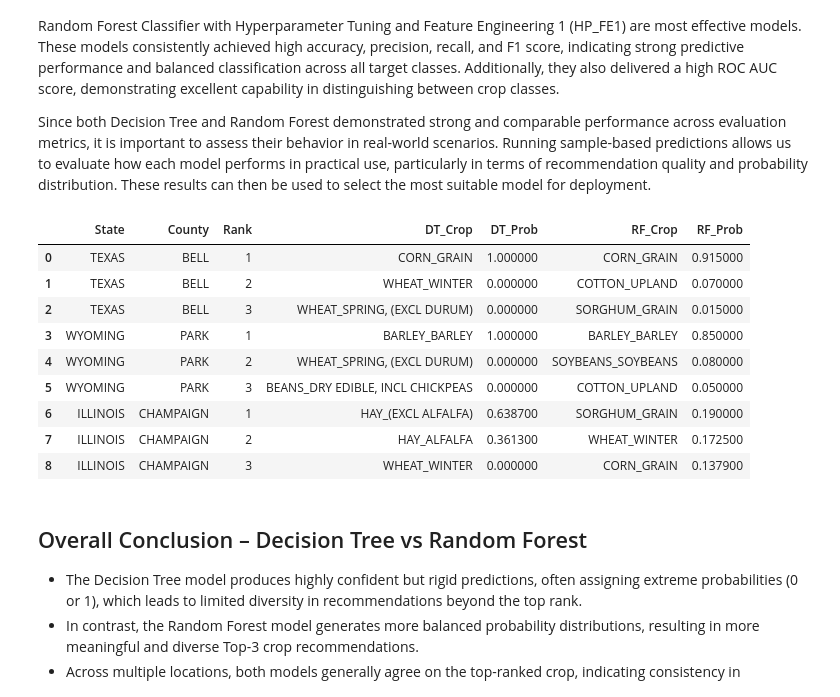
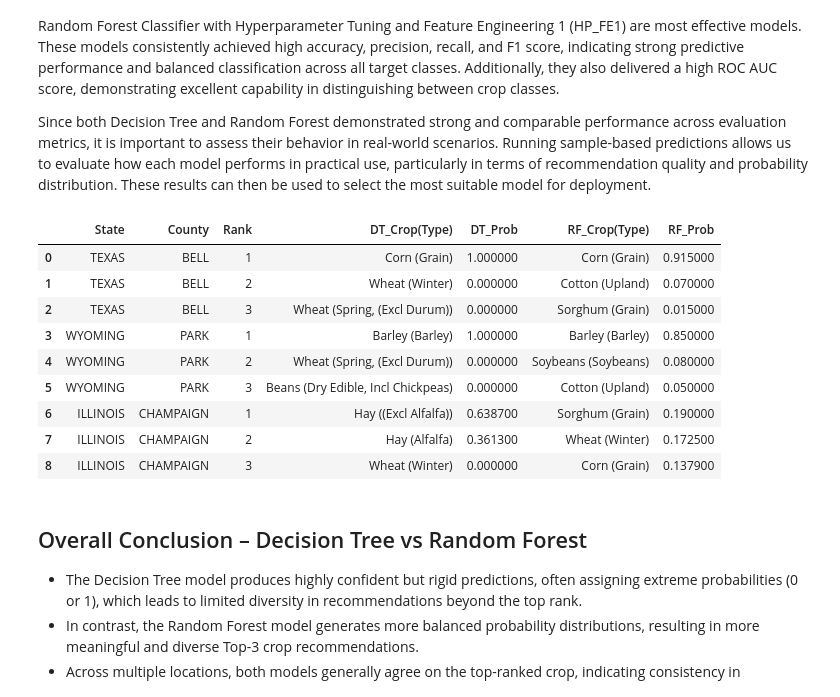
Before and after one commit to sushikshit79/Crop-Recommendation-Machine-Learning-Model, a Jupyter notebook: crop_recommendation.ipynb, the cells around one changed output. Cells and saved outputs as stored; diff of their text form; code cells hidden in the pictures.

```diff
--- a/crop_recommendation.ipynb
+++ b/crop_recommendation.ipynb
@@ -1744,7 +1744,10 @@ def predict_top3_from_location(model, state, county):
 
         results.append({
             "Rank": rank,
-            "Crop": label,
+            "Crop(Type)": (
+                f"{label.split('_')[0].title()} ({label.split('_')[1].title()})"
+                if "_" in label else label.title()
+            ),
             "Probability": round(probs[i], 4)
         })
 
@@ -1822,45 +1825,45 @@ samples = [
     ("WYOMING", "PARK"),
     ("ILLINOIS", "CHAMPAIGN")
 ]
 
 results = []
 
 for state, county in samples:
 
     dt_preds = predict_top3_from_location(best_dt_model, state, county)
     rf_preds = predict_top3_from_location(best_rf_model, state, county)
 
     for i in range(3):
         results.append({
             "State": state,
             "County": county,
             "Rank": i+1,
 
-            "DT_Crop": dt_preds.iloc[i]["Crop"],
+            "DT_Crop(Type)": dt_preds.iloc[i]["Crop(Type)"],
             "DT_Prob": dt_preds.iloc[i]["Probability"],
 
-            "RF_Crop": rf_preds.iloc[i]["Crop"],
+            "RF_Crop(Type)": rf_preds.iloc[i]["Crop(Type)"],
             "RF_Prob": rf_preds.iloc[i]["Probability"]
         })
 
 comparison_df = pd.DataFrame(results)
 comparison_df_disp = comparison_df.style.set_table_styles([
     {'selector': '', 'props': [('border', '1px solid black')]},
     {'selector': 'td', 'props': [('border', '1px solid black')]},
     {'selector': 'th', 'props': [('border', '1px solid black')]}
 ])
 comparison_df_disp
 # %% [output]
-|  | State | County | Rank | DT_Crop | DT_Prob | RF_Crop | RF_Prob |
-| 0 | TEXAS | BELL | 1 | CORN_GRAIN | 1.000000 | CORN_GRAIN | 0.915000 |
-| 1 | TEXAS | BELL | 2 | WHEAT_WINTER | 0.000000 | COTTON_UPLAND | 0.070000 |
-| 2 | TEXAS | BELL | 3 | WHEAT_SPRING, (EXCL DURUM) | 0.000000 | SORGHUM_GRAIN | 0.015000 |
-| 3 | WYOMING | PARK | 1 | BARLEY_BARLEY | 1.000000 | BARLEY_BARLEY | 0.850000 |
-| 4 | WYOMING | PARK | 2 | WHEAT_SPRING, (EXCL DURUM) | 0.000000 | SOYBEANS_SOYBEANS | 0.080000 |
-| 5 | WYOMING | PARK | 3 | BEANS_DRY EDIBLE, INCL CHICKPEAS | 0.000000 | COTTON_UPLAND | 0.050000 |
-| 6 | ILLINOIS | CHAMPAIGN | 1 | HAY_(EXCL ALFALFA) | 0.638700 | SORGHUM_GRAIN | 0.190000 |
-| 7 | ILLINOIS | CHAMPAIGN | 2 | HAY_ALFALFA | 0.361300 | WHEAT_WINTER | 0.172500 |
-| 8 | ILLINOIS | CHAMPAIGN | 3 | WHEAT_WINTER | 0.000000 | CORN_GRAIN | 0.137900 |
+|  | State | County | Rank | DT_Crop(Type) | DT_Prob | RF_Crop(Type) | RF_Prob |
+| 0 | TEXAS | BELL | 1 | Corn (Grain) | 1.000000 | Corn (Grain) | 0.915000 |
+| 1 | TEXAS | BELL | 2 | Wheat (Winter) | 0.000000 | Cotton (Upland) | 0.070000 |
+| 2 | TEXAS | BELL | 3 | Wheat (Spring, (Excl Durum)) | 0.000000 | Sorghum (Grain) | 0.015000 |
+| 3 | WYOMING | PARK | 1 | Barley (Barley) | 1.000000 | Barley (Barley) | 0.850000 |
+| 4 | WYOMING | PARK | 2 | Wheat (Spring, (Excl Durum)) | 0.000000 | Soybeans (Soybeans) | 0.080000 |
+| 5 | WYOMING | PARK | 3 | Beans (Dry Edible, Incl Chickpeas) | 0.000000 | Cotton (Upland) | 0.050000 |
+| 6 | ILLINOIS | CHAMPAIGN | 1 | Hay ((Excl Alfalfa)) | 0.638700 | Sorghum (Grain) | 0.190000 |
+| 7 | ILLINOIS | CHAMPAIGN | 2 | Hay (Alfalfa) | 0.361300 | Wheat (Winter) | 0.172500 |
+| 8 | ILLINOIS | CHAMPAIGN | 3 | Wheat (Winter) | 0.000000 | Corn (Grain) | 0.137900 |
 # %% [markdown]
 ## Overall Conclusion – Decision Tree vs Random Forest
 * The Decision Tree model produces highly confident but rigid predictions, often assigning extreme probabilities (0 or 1), which leads to limited diversity in recommendations beyond the top rank.
```
Also changed, not shown: parts of 1 cell of this notebook.
